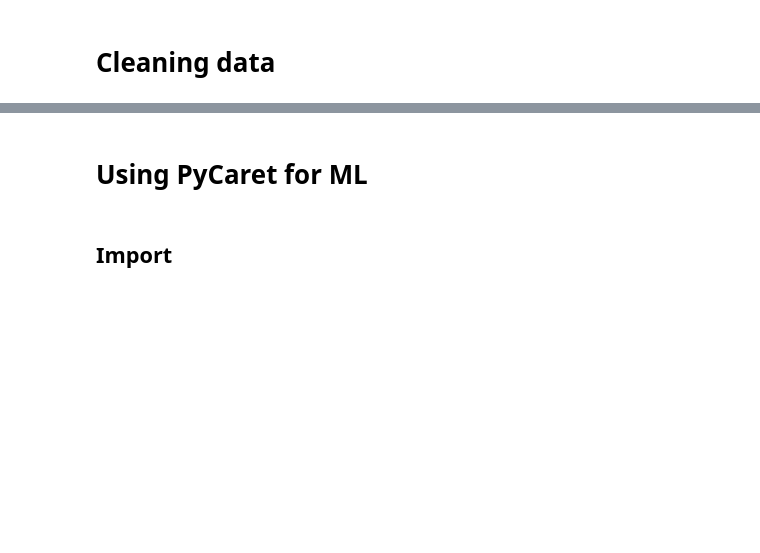
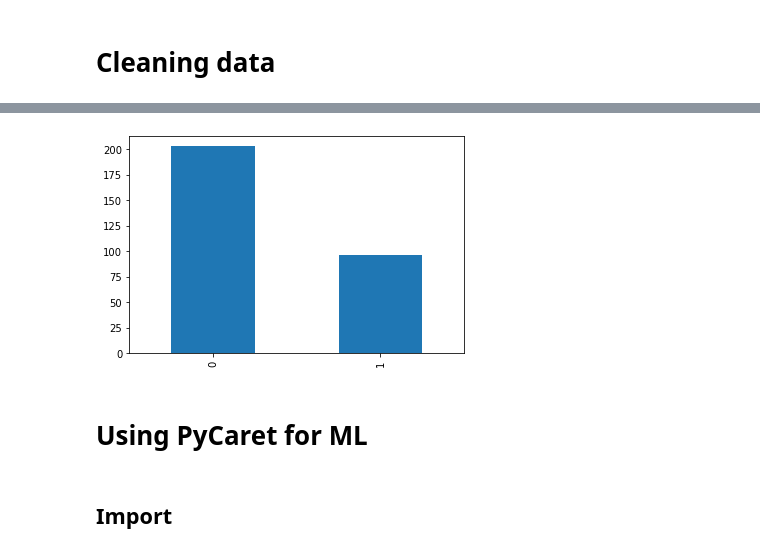
Before and after one commit to aurimas13/CodeAcademy-AI-Course, a Jupyter notebook: Examples/Machine_Learning_with_Python_session_2.ipynb, the cells around one changed output, grey strips where cells are left out. Cells and saved outputs as stored; diff of their text form; code cells hidden in the pictures; blank space fills up the shorter version.

```diff
--- a/Examples/Machine_Learning_with_Python_session_2.ipynb
+++ b/Examples/Machine_Learning_with_Python_session_2.ipynb
@@ -260,0 +306,2 @@ array(['HipHop'], dtype=object)
+# %%
+df.rename(columns={'DEATH_EVENT': 'label'}, inplace=True)
@@ -261,3 +314,7 @@ array(['HipHop'], dtype=object)
+# %%
+df['label'].value_counts().plot(kind='bar');
+# %% [output]
+[figure, added]
 # %% [markdown]
 # Using PyCaret for ML
 # %% [markdown]
```
Also changed, not shown: parts of 12 cells of this notebook, 3 other files.
